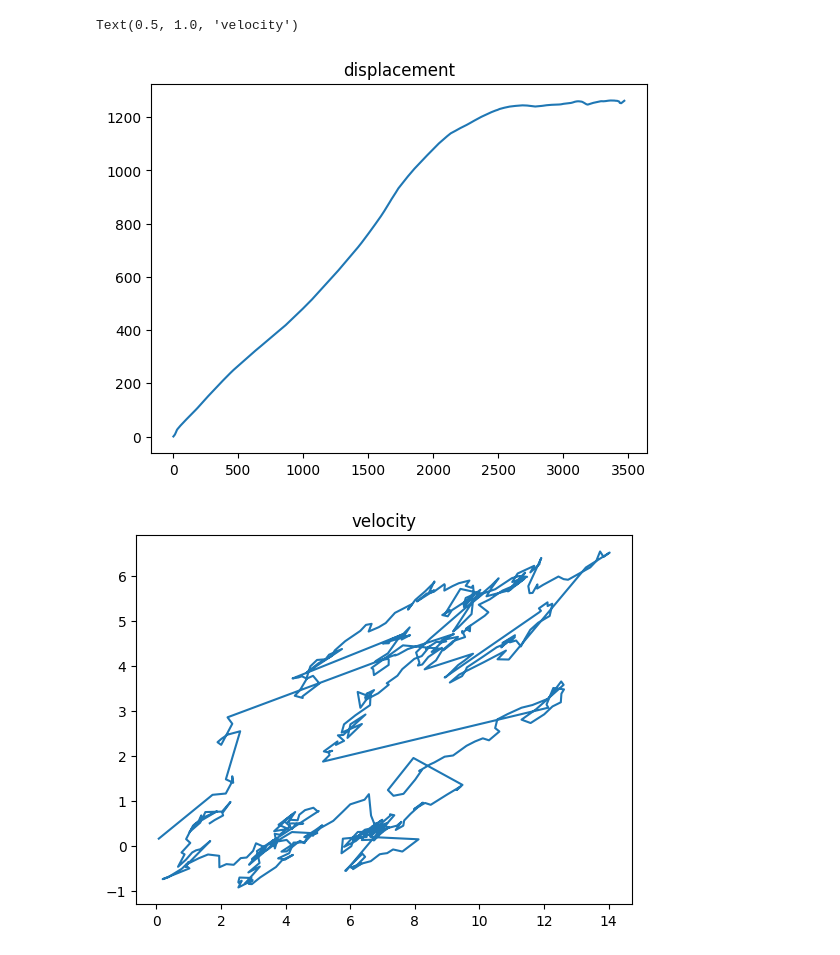
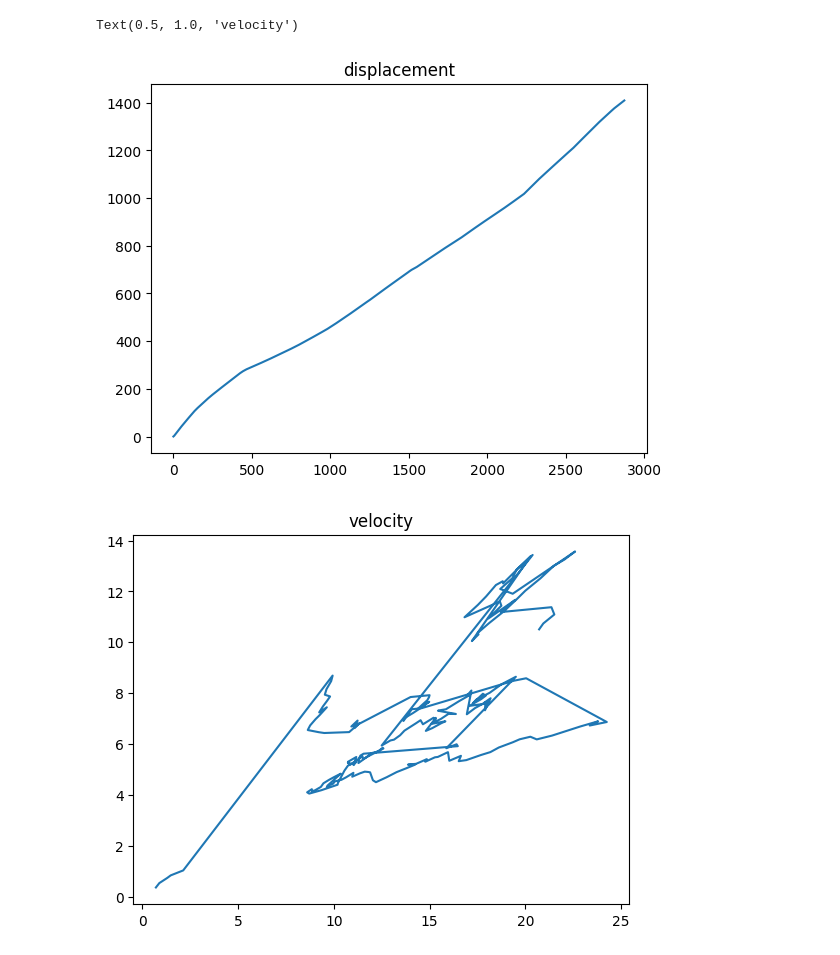
Before and after one commit to ShariceLiu/levy_simu, a Jupyter notebook: nD_simu_changing_mu.ipynb, the cells around one changed output. Drawn from its saved outputs; the diff is of its cells as text; code cells hidden in the pictures.

```diff
--- a/nD_simu_changing_mu.ipynb
+++ b/nD_simu_changing_mu.ipynb
@@ -4,14 +4,15 @@ import matplotlib.pyplot as plt
 from scipy import stats
 import scipy
 # %%
-l = 0.005
-c = 10
-N = 500
+l = 0.05
+c = 20
+N = 200
 delta_t = 1
 sigma_w = 0.033
 mu_w1 = 0.1
 mu_w2 = 0.05
-alpha =1.6
+alpha = 0.9
+
 def simu_langevin_non_zero():
     x = np.matrix([0,0,0,0]).T # vertical matrix
     x_ns = np.zeros((N,4))
@@ -31,11 +32,16 @@ def simu_langevin_non_zero():
     Q_delta_t[:2,:2] = Q_delta_t1
     Q_delta_t[2:,2:] = Q_delta_t1
 
+    vs_nt = []
+    gammas_nt = []
+
     for n in range(N):
         gamma = 0
 
         m_c_dt = 0
         s_c_dt = 0
+        gammas = []
+        vs = []
         while gamma<c*delta_t:
             delta_gamma = np.random.exponential(scale = 1.0)
             gamma = gamma+delta_gamma
@@ -43,6 +49,8 @@ def simu_langevin_non_zero():
             v_i = np.random.uniform(0,delta_t)
             while v_i==0:
                 v_i = np.random.uniform(0,delta_t) # need to make sure v_i is non-zero
+            gammas.append(gamma)
+            vs.append(v_i)
 
             # calculate mean delta t^c
             f1 = -np.exp(-l*(delta_t-v_i))/l+1/l
@@ -52,6 +60,8 @@ def simu_langevin_non_zero():
             m_c_dt += delta_t**(1/alpha)*gamma**(-1/alpha)*f_delta_t_v_i_m
             s_c_dt += delta_t**(2/alpha)*gamma**(-2/alpha)*np.matmul(f_delta_t_v_i,f_delta_t_v_i.T)
 
+        gammas_nt.append(gammas)
+        vs_nt.append(vs)
 
         # q12 = -1/(2*l**2)*(1-np.exp(-2*delta_t*l))+(1-np.exp(-delta_t*l))/l**2
         # q22 = (1-np.exp(-2*delta_t*l))/(2*l)
@@ -72,36 +82,35 @@ def simu_langevin_non_zero():
         Z_c_bar = alpha/(alpha-1)*c**(1-1/alpha)* np.matrix([mu_w1*c1,mu_w1*c2,mu_w2*c1,mu_w2*c2]).T
 
         m_c_dt[0:2] *= mu_w1
         m_c_dt[2:] *= mu_w2
         m_delta_t = np.matmul(np.matrix([[1,m12,0,0],[0,m22,0,0],[0,0,1,m12],[0,0,0,m22]]),x)+m_c_dt
 
 
         if alpha > 1:
             m_delta_t -= Z_c_bar
 
         x = np.random.multivariate_normal(np.array(m_delta_t.T)[0], S_delta_t.T) # horizontal array
 
         x_ns[n,:]=x
         x = np.matrix(x).T # transform x to be a vertical matrix
         t_ns[n]=n*delta_t
 
-    return x_ns, t_ns,s_ns, m_ns_dt
+    return x_ns, t_ns,s_ns, m_ns_dt, gammas_nt, vs_nt
 
-
-x_ns, t_ns,s_ns, m_ns_dt = simu_langevin_non_zero()
+x_ns, t_ns,s_ns, m_ns_dt, gammas_nt, vs_nt = simu_langevin_non_zero()
 plt.figure()
 plt.plot(x_ns[:,0], x_ns[:,2])
 # plt.plot(x_ns_test[:,0], x_ns_test[:,2])
 plt.title('displacement')
 # plt.legend(['test','true'])
 
 plt.figure()
 plt.plot(x_ns[:,1], x_ns[:,3])
 # plt.plot(x_ns_test[:,1], x_ns_test[:,3])
 plt.title('velocity')
 # plt.legend(['test','true'])
 # %% [output]
 Text(0.5, 1.0, 'velocity')
-[figure, old version]
+[figure, new version]
-[figure, old version]
+[figure, new version]
 # %%
```
Also changed, not shown: parts of 8 cells of this notebook, 18 other files.
